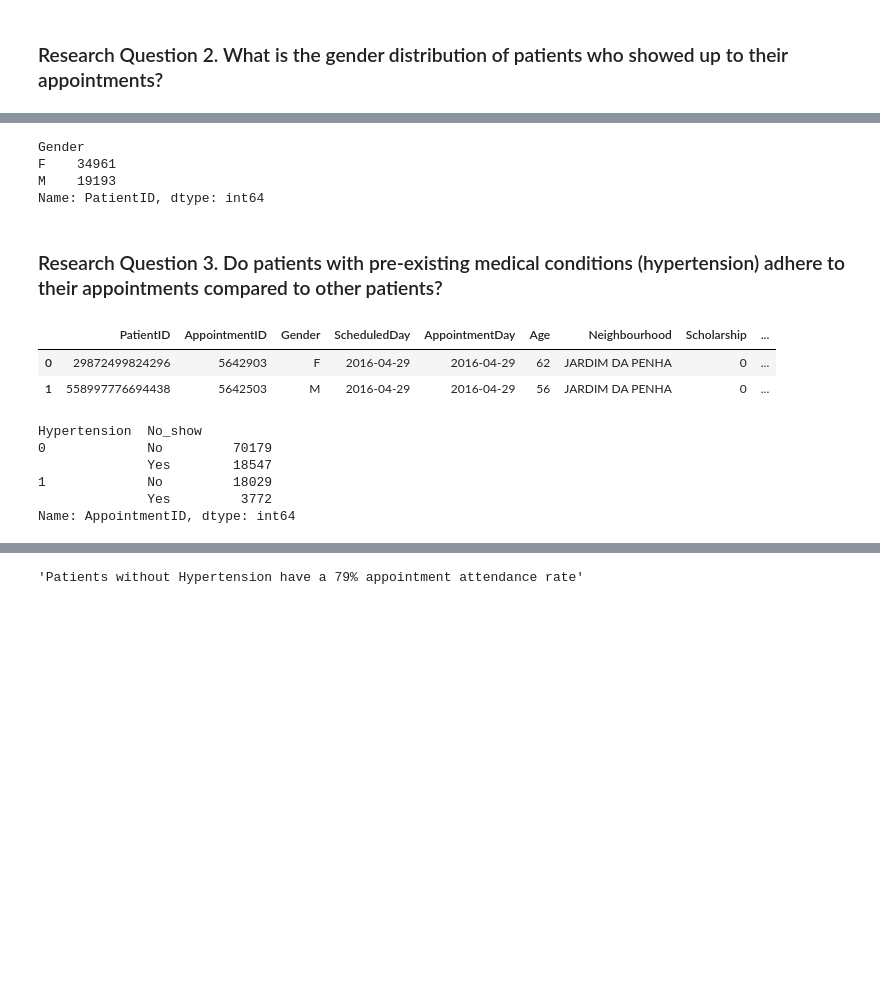
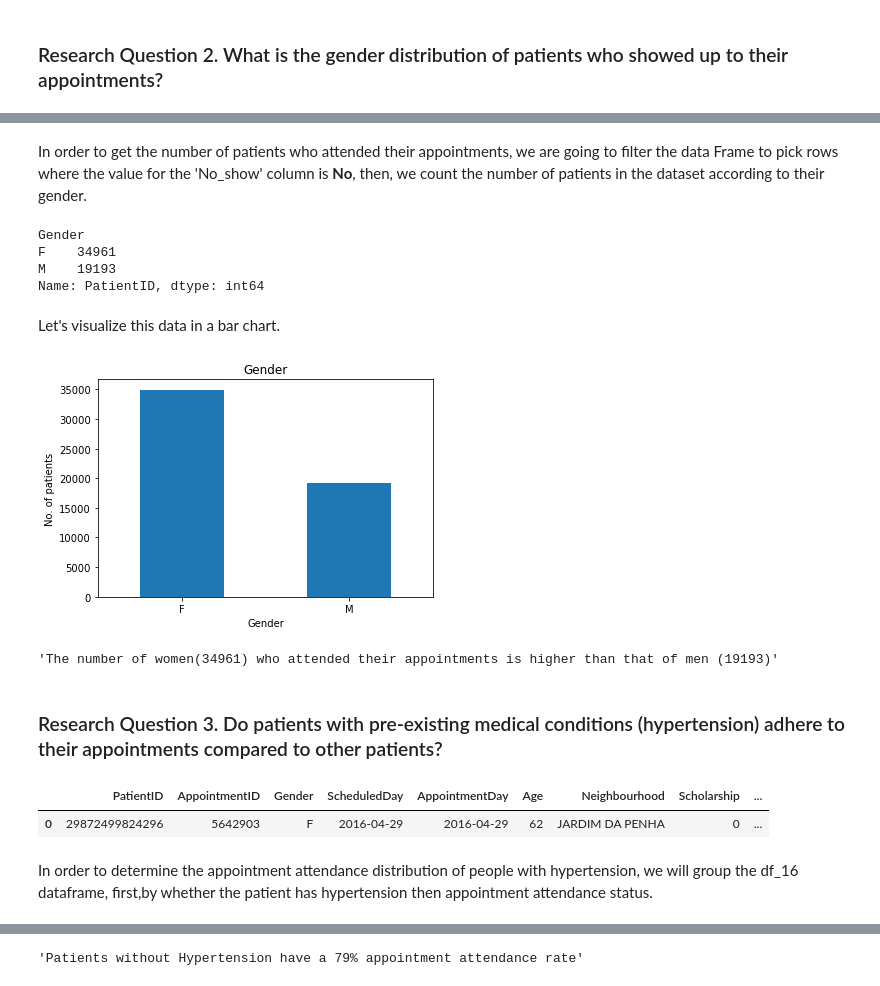
Before and after one commit to zadmainda/-No-Show-DataAnalysis, a Jupyter notebook: appointment No Shows Data Analysis.ipynb, the cells around one changed output, grey strips where cells are left out. Cells and saved outputs as stored; diff of their text form; code cells hidden in the pictures; blank space fills up the shorter version.

```diff
--- a/appointment No Shows Data Analysis.ipynb
+++ b/appointment No Shows Data Analysis.ipynb
@@ -418,25 +416,38 @@ df_16[df['No_show']=='No'].groupby('Gender')['PatientID'].nunique().plot(kind='b
-# %%
-df_16[df['No_show']=='No'].groupby('Gender')['PatientID'].nunique()
-# %% [output]
-Gender
-F    34961
-M    19193
-Name: PatientID, dtype: int64
+# %% [markdown]
+In order to get the number of patients who attended their appointments, we are going to filter the data Frame to pick rows where the value for the 'No_show' column is **No**,  then,  we count the number of patients in the dataset according to their gender.
+# %%
+#filter data frame where column-NO-_show is No
+#group the resulting data frame using gender
+#select the [PatientID] column
+#count the number of unique IDs
+
+attended_appointment = df_16[df_16['No_show']=='No'].groupby('Gender')['PatientID'].nunique()
+# %%
+attended_appointment
+# %% [output]
+Gender
+F    34961
+M    19193
+Name: PatientID, dtype: int64
+# %% [markdown]
+Let's visualize this data in a bar chart.
+# %%
+attended_appointment.plot(kind='bar', title='Gender',ylabel='No. of patients',rot=1 );
+# %% [output]
+[figure, added]
+# %%
+'The number of women({}) who attended their appointments is higher than that of men ({})'.format(attended_appointment.F, attended_appointment.M)
+# %% [output]
+'The number of women(34961) who attended their appointments is higher than that of men (19193)'
 # %% [markdown]
 
 ### Research Question 3. Do patients with pre-existing medical conditions (hypertension)  adhere to their appointments compared to other patients?
 # %%
-df_16.head(2)
+df_16.head(1)
 # %% [output]
 |  | PatientID | AppointmentID | Gender | ScheduledDay | AppointmentDay | Age | Neighbourhood | Scholarship | ... |
 | 0 | 29872499824296 | 5642903 | F | 2016-04-29 | 2016-04-29 | 62 | JARDIM DA PENHA | 0 | ... |
-| 1 | 558997776694438 | 5642503 | M | 2016-04-29 | 2016-04-29 | 56 | JARDIM DA PENHA | 0 | ... |
+# %% [markdown]
+In order to determine the appointment attendance distribution of people with hypertension, we will group the df_16 dataframe, first,by whether the patient has hypertension then appointment attendance status.
 # %%
-df_16.groupby(['Hypertension', 'No_show'])['AppointmentID'].count()
+hyper_status = df_16.groupby(['Hypertension', 'No_show'])['AppointmentID'].count()
-# %% [output]
-Hypertension  No_show
-0             No         70179
-              Yes        18547
-1             No         18029
-              Yes         3772
-Name: AppointmentID, dtype: int64
```
Also changed, not shown: parts of 45 cells of this notebook.
